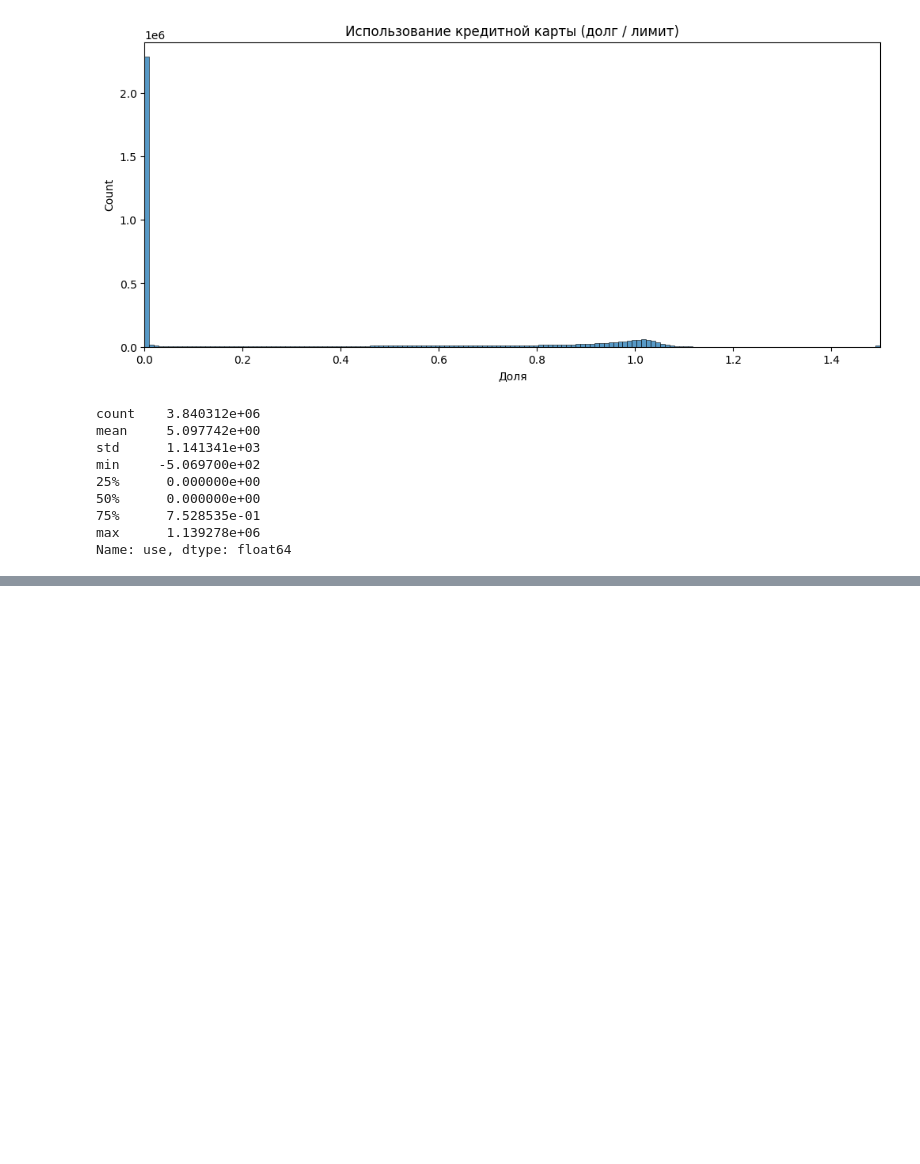
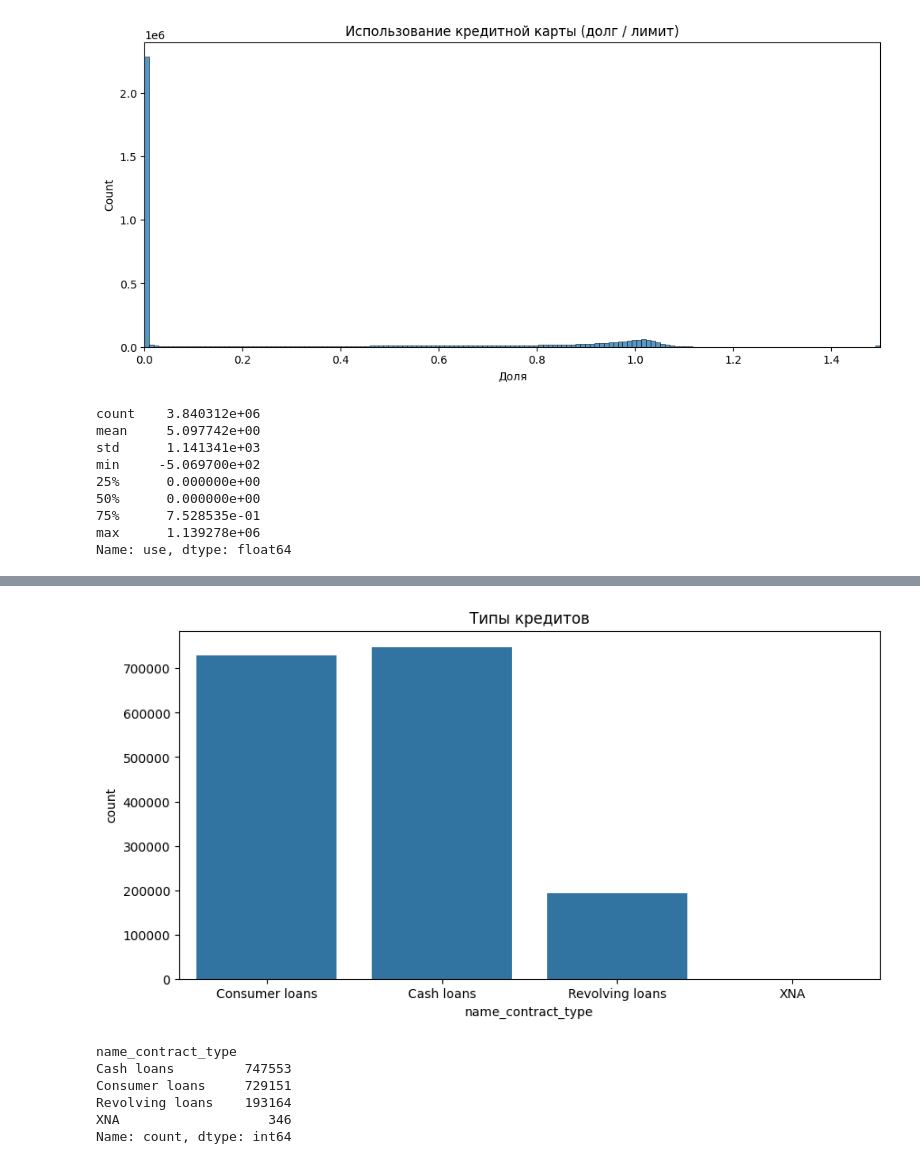
Before and after one commit to malakhovs04/Home-Credit-Default-Risk, a Jupyter notebook: check_tables.ipynb, the cells around one changed output, grey strips where cells are left out. Drawn from its saved outputs; the diff is of its cells as text; code cells hidden in the pictures; blank space fills up the shorter version.

Commit message:
working with a table 'previous_application.csv(df_p_a)'

```diff
--- a/check_tables.ipynb
+++ b/check_tables.ipynb
@@ -797,0 +923,3 @@ Name: use, dtype: float64
+# %%
+df_p_a['credit_diff'] = df_p_a['amt_credit'] - df_p_a['amt_application']
+df_p_a['credit_diff'].describe()
@@ -797,0 +936,15 @@ Name: use, dtype: float64
+# %%
+plt.figure(figsize=(10,5))
+sns.countplot(data=df_p_a, x='name_contract_type')
+plt.title('Типы кредитов')
+plt.show()
+
+df_p_a['name_contract_type'].value_counts()
+# %% [output]
+[figure, added]
+name_contract_type
+Cash loans         747553
+Consumer loans     729151
+Revolving loans    193164
+XNA                   346
+Name: count, dtype: int64
```
Also changed, not shown: parts of 8 cells of this notebook.
